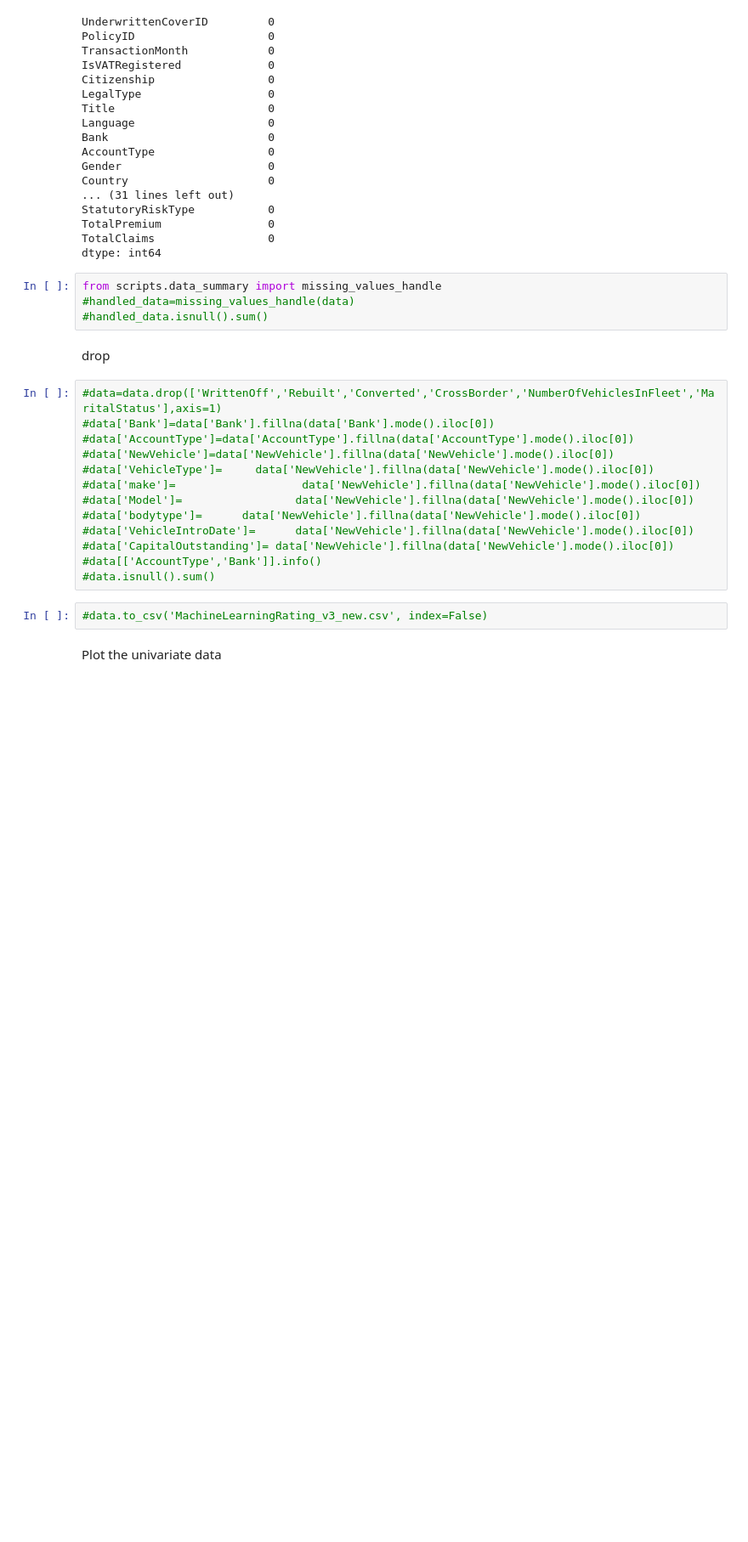
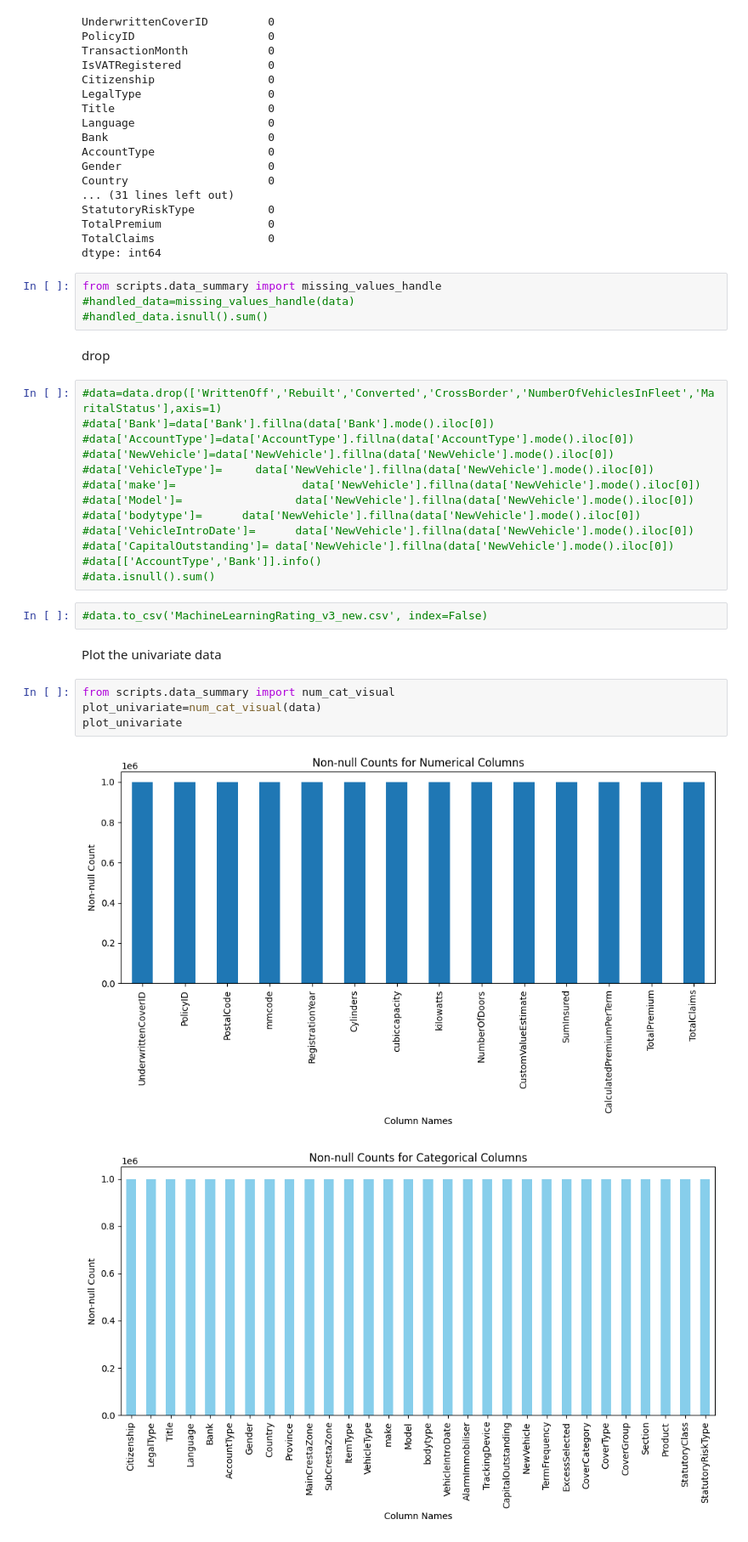
Before and after one commit to basleal22/kaim-week-3, a Jupyter notebook: notebooks/EDA_analy.ipynb, the cells around one changed output. Shown: that part at 85% size. Drawn from its saved outputs; the diff is of its cells as text; blank space fills up the shorter version.

```diff
--- a/notebooks/EDA_analy.ipynb
+++ b/notebooks/EDA_analy.ipynb
@@ -118,3 +118,10 @@ drop
 #data.to_csv('MachineLearningRating_v3_new.csv', index=False)
 # %% [markdown]
 Plot the univariate data
+# %%
+from scripts.data_summary import num_cat_visual
+plot_univariate=num_cat_visual(data)
+plot_univariate
+# %% [output]
+[figure, added]
+[figure, added]
```
Also changed, not shown: parts of 5 cells of this notebook, 1 other file.
